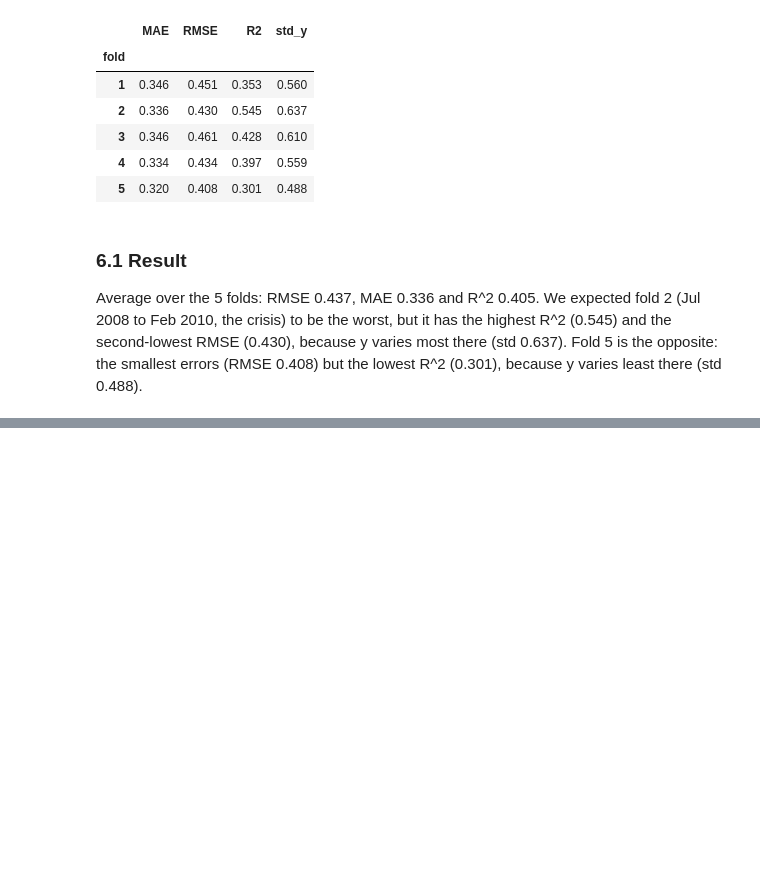
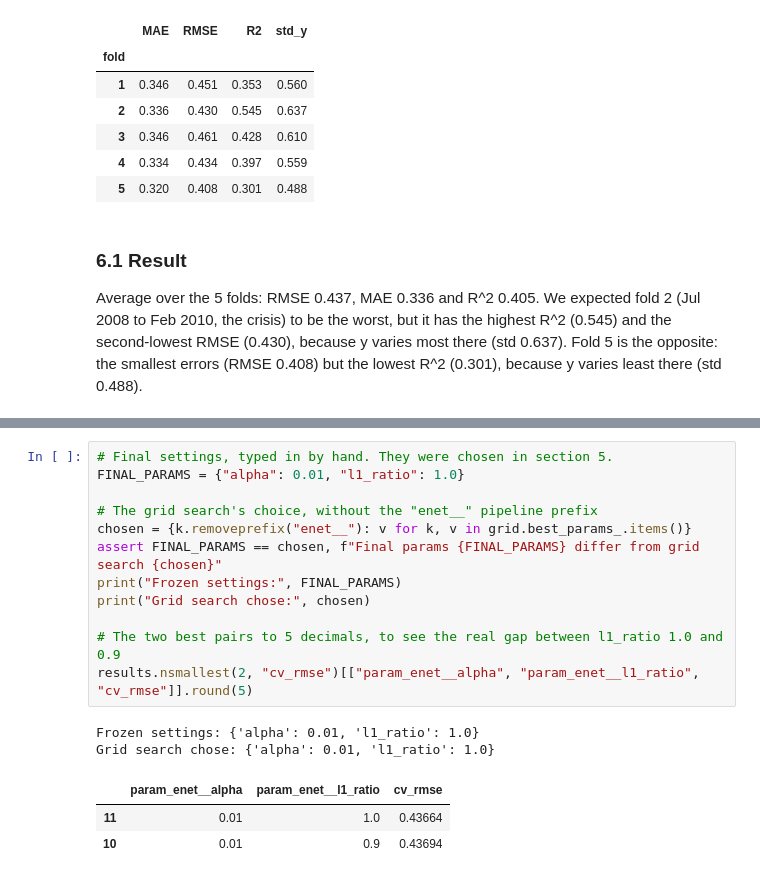
Before and after one commit to sadmanaraf/forecasting-spy-5-day-realised-volatility, a Jupyter notebook: slices/linear_ml/elastic_net_model.ipynb, the cells around one changed output, grey strips where cells are left out. Cells and saved outputs as stored; diff of their text form; blank space fills up the shorter version.

Commit message:
Freeze Elastic Net settings: alpha 0.01, l1_ratio 1.0

```diff
--- a/slices/linear_ml/elastic_net_model.ipynb
+++ b/slices/linear_ml/elastic_net_model.ipynb
@@ -320,0 +328,18 @@ Average over the 5 folds: RMSE 0.437, MAE 0.336 and R^2 0.405. We expected fold
+# %%
+# Final settings, typed in by hand. They were chosen in section 5.
+FINAL_PARAMS = {"alpha": 0.01, "l1_ratio": 1.0}
+
+# The grid search's choice, without the "enet__" pipeline prefix
+chosen = {k.removeprefix("enet__"): v for k, v in grid.best_params_.items()}
+assert FINAL_PARAMS == chosen, f"Final params {FINAL_PARAMS} differ from grid search {chosen}"
+print("Frozen settings:", FINAL_PARAMS)
+print("Grid search chose:", chosen)
+
+# The two best pairs to 5 decimals, to see the real gap between l1_ratio 1.0 and 0.9
+results.nsmallest(2, "cv_rmse")[["param_enet__alpha", "param_enet__l1_ratio", "cv_rmse"]].round(5)
+# %% [output]
+Frozen settings: {'alpha': 0.01, 'l1_ratio': 1.0}
+Grid search chose: {'alpha': 0.01, 'l1_ratio': 1.0}
+|  | param_enet__alpha | param_enet__l1_ratio | cv_rmse |
+| 11 | 0.01 | 1.0 | 0.43664 |
+| 10 | 0.01 | 0.9 | 0.43694 |
```
Also changed, not shown: parts of 3 cells of this notebook.
